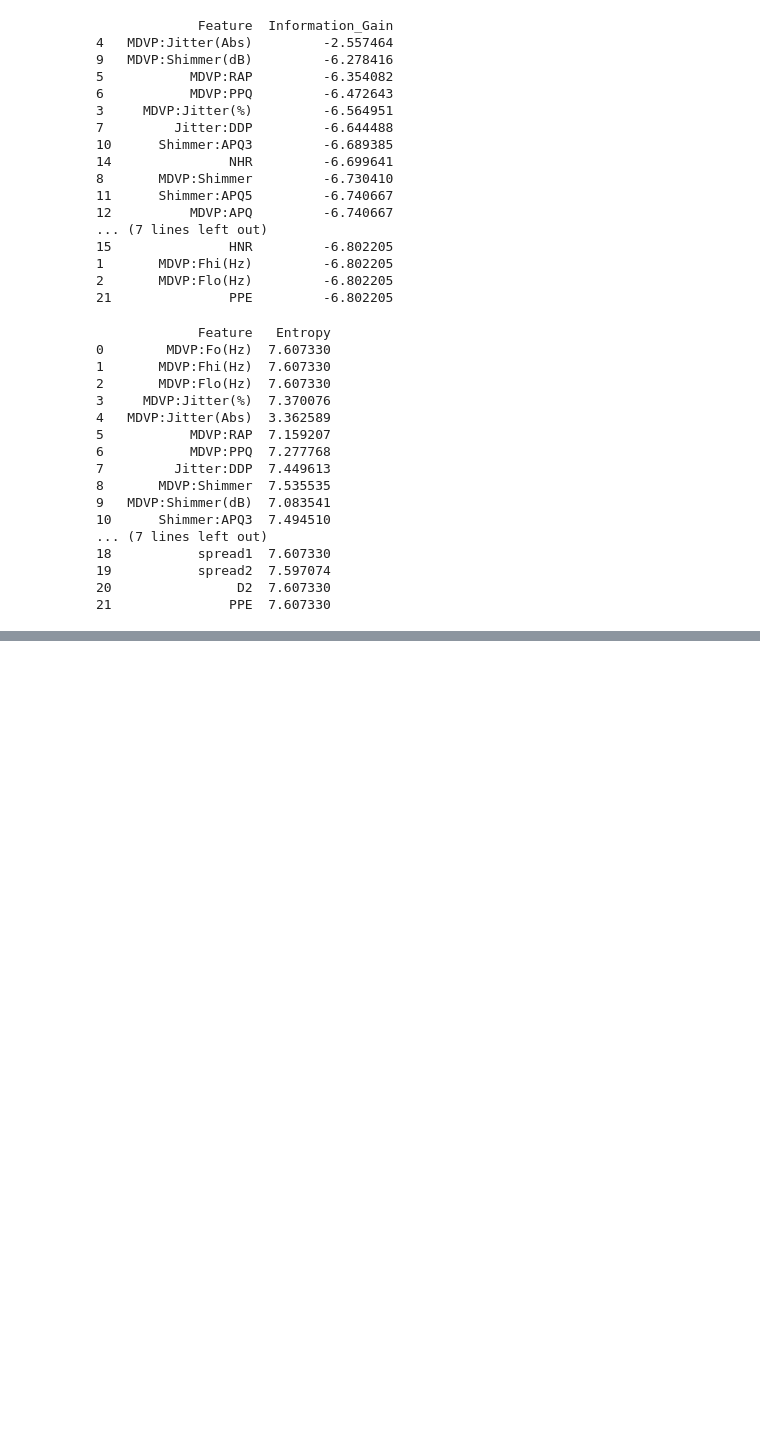
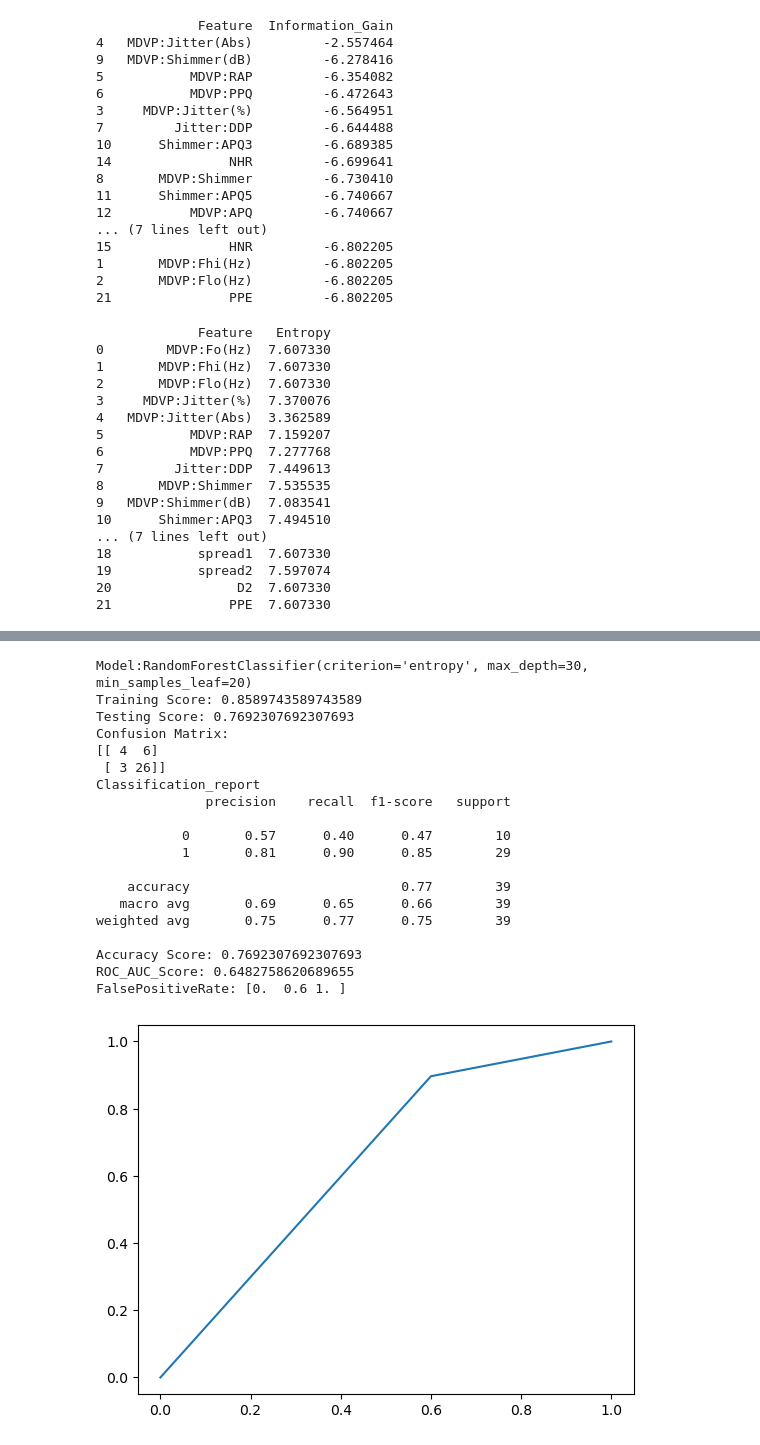
Before and after one commit to alok-karn/MachineLearningLab-Code, a Jupyter notebook: ML_Fourth_Lab.ipynb, the cells around one changed output, grey strips where cells are left out. Cells and saved outputs as stored; diff of their text form; code cells hidden in the pictures; blank space fills up the shorter version.

```diff
--- a/ML_Fourth_Lab.ipynb
+++ b/ML_Fourth_Lab.ipynb
@@ -415,0 +413,25 @@ plt.show()
+# %%
+from sklearn.ensemble import RandomForestClassifier
+rfc = RandomForestClassifier(n_estimators=100, max_depth=30, criterion='entropy', min_samples_split=2, min_samples_leaf=20)
+rfc = myModel(rfc)
+# %% [output]
+Model:RandomForestClassifier(criterion='entropy', max_depth=30, min_samples_leaf=20)
+Training Score: 0.8589743589743589
+Testing Score: 0.7692307692307693
+Confusion Matrix:
+[[ 4  6]
+ [ 3 26]]
+Classification_report
+              precision    recall  f1-score   support
+
+           0       0.57      0.40      0.47        10
+           1       0.81      0.90      0.85        29
+
+    accuracy                           0.77        39
+   macro avg       0.69      0.65      0.66        39
+weighted avg       0.75      0.77      0.75        39
+
+Accuracy Score: 0.7692307692307693
+ROC_AUC_Score: 0.6482758620689655
+FalsePositiveRate: [0.  0.6 1. ]
+[figure, added]
```
Also changed, not shown: parts of 10 cells of this notebook.
